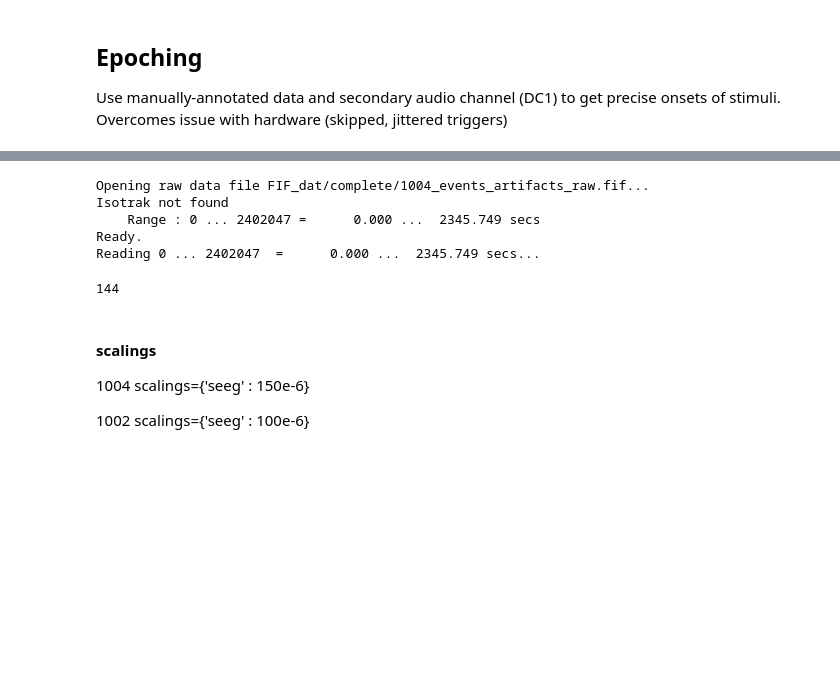
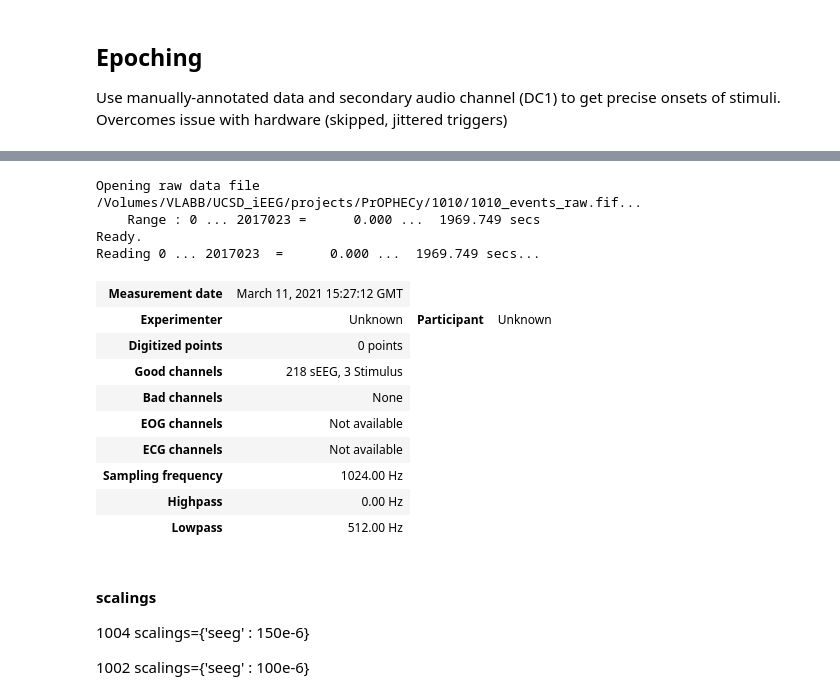
Before and after one commit to piepy-tools/piepy, a Jupyter notebook: tutorials/0.5-Preprocessing(STEP0.5).ipynb, the cells around one changed output, grey strips where cells are left out. Drawn from its saved outputs; the diff is of its cells as text; code cells hidden in the pictures; blank space fills up the shorter version.

```diff
--- a/tutorials/0.5-Preprocessing(STEP0.5).ipynb
+++ b/tutorials/0.5-Preprocessing(STEP0.5).ipynb
@@ -78,16 +82,25 @@ Use manually-annotated data and secondary audio channel (DC1) to get precise ons
 # %%
 # import annotated file
-raw_annot = mne.io.read_raw_fif('FIF_dat/complete/1004_events_artifacts_raw.fif', preload=True)
+raw_annot = mne.io.read_raw_fif('/Volumes/VLABB/UCSD_iEEG/projects/PrOPHECy/1010/1010_events_raw.fif',
+                                preload=True)
 # %% [output]
-Opening raw data file FIF_dat/complete/1004_events_artifacts_raw.fif...
-Isotrak not found
-    Range : 0 ... 2402047 =      0.000 ...  2345.749 secs
+Opening raw data file /Volumes/VLABB/UCSD_iEEG/projects/PrOPHECy/1010/1010_events_raw.fif...
+    Range : 0 ... 2017023 =      0.000 ...  1969.749 secs
 Ready.
-Reading 0 ... 2402047  =      0.000 ...  2345.749 secs...
+Reading 0 ... 2017023  =      0.000 ...  1969.749 secs...
-# %%
-len(raw_annot.info['ch_names'])
-# %% [output]
-144
+# %%
+raw_annot.info
+# %% [output]
+| Measurement date | March 11, 2021 15:27:12 GMT |
+| Experimenter | Unknown | Participant | Unknown |
+| Digitized points | 0 points |
+| Good channels | 218 sEEG, 3 Stimulus |
+| Bad channels | None |
+| EOG channels | Not available |
+| ECG channels | Not available |
+| Sampling frequency | 1024.00 Hz |
+| Highpass | 0.00 Hz |
+| Lowpass | 512.00 Hz |
 # %% [markdown]
 #### scalings
 
```
Also changed, not shown: parts of 25 cells of this notebook, 3 other files.
